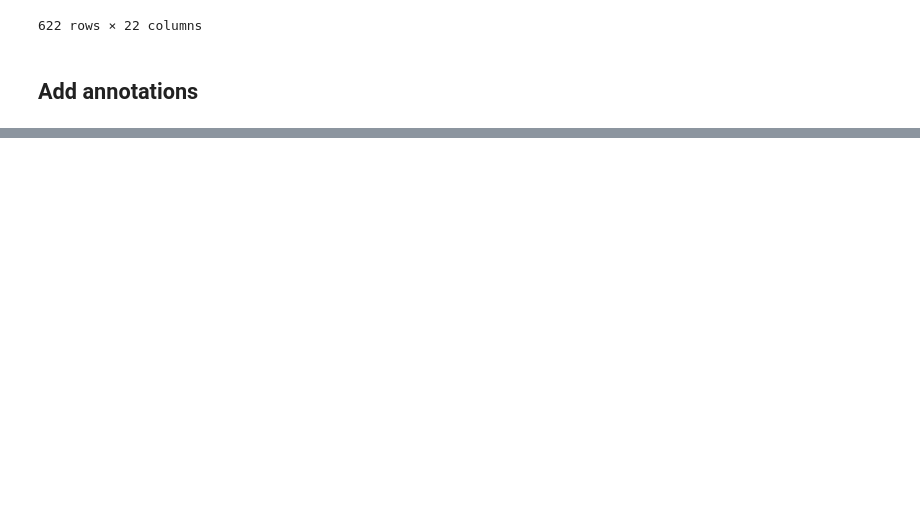
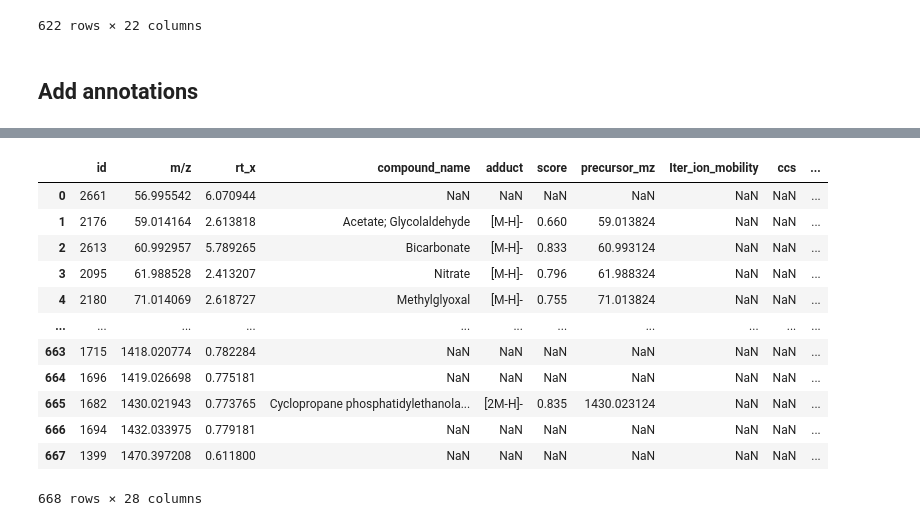
Before and after one commit to JosuaCarl/RAMPT, a Jupyter notebook: source/ion_exclusion/ion_exclusion.ipynb, the cells around one changed output, grey strips where cells are left out. Drawn from its saved outputs; the diff is of its cells as text; code cells hidden in the pictures; blank space fills up the shorter version.

```diff
--- a/source/ion_exclusion/ion_exclusion.ipynb
+++ b/source/ion_exclusion/ion_exclusion.ipynb
@@ -81,0 +79,27 @@ annotated_ms2_presence
+# %%
+export_selection = annotated_ms2_presence[[col for col in annotated_ms2_presence.columns if "AAmix" not in col]]
+export_selection.columns = [col if "it" not in col else f"Iter_{col}" for col in export_selection.columns]
+export_selection = export_selection[[col for col in export_selection.columns if not col.endswith(".mzML")] +
+                                    list(np.sort([col for col in export_selection.columns if col.endswith(".mzML")])) ]
+
+export_path = f"/mnt/d/mine2sirius_pipe/substep_batches/ion_exclusion/{name}_annotated"
+if retention_time_tolerance:
+    export_path = f"{export_path}_rt"
+if binary:
+    export_path = f"{export_path}_bin"
+export_selection.to_csv( f"{export_path}.tsv", sep="\t" )
+export_selection
+# %% [output]
+|  | id | m/z | rt_x | compound_name | adduct | score | precursor_mz | Iter_ion_mobility | ccs | ... |
+| 0 | 2661 | 56.995542 | 6.070944 | NaN | NaN | NaN | NaN | NaN | NaN | ... |
+| 1 | 2176 | 59.014164 | 2.613818 | Acetate; Glycolaldehyde | [M-H]- | 0.660 | 59.013824 | NaN | NaN | ... |
+| 2 | 2613 | 60.992957 | 5.789265 | Bicarbonate | [M-H]- | 0.833 | 60.993124 | NaN | NaN | ... |
+| 3 | 2095 | 61.988528 | 2.413207 | Nitrate | [M-H]- | 0.796 | 61.988324 | NaN | NaN | ... |
+| 4 | 2180 | 71.014069 | 2.618727 | Methylglyoxal | [M-H]- | 0.755 | 71.013824 | NaN | NaN | ... |
+| ... | ... | ... | ... | ... | ... | ... | ... | ... | ... | ... |
+| 663 | 1715 | 1418.020774 | 0.782284 | NaN | NaN | NaN | NaN | NaN | NaN | ... |
+| 664 | 1696 | 1419.026698 | 0.775181 | NaN | NaN | NaN | NaN | NaN | NaN | ... |
+| 665 | 1682 | 1430.021943 | 0.773765 | Cyclopropane phosphatidylethanola... | [2M-H]- | 0.835 | 1430.023124 | NaN | NaN | ... |
+| 666 | 1694 | 1432.033975 | 0.779181 | NaN | NaN | NaN | NaN | NaN | NaN | ... |
+| 667 | 1399 | 1470.397208 | 0.611800 | NaN | NaN | NaN | NaN | NaN | NaN | ... |
+668 rows × 28 columns
```
Also changed, not shown: parts of 4 cells of this notebook, 4 other files.
